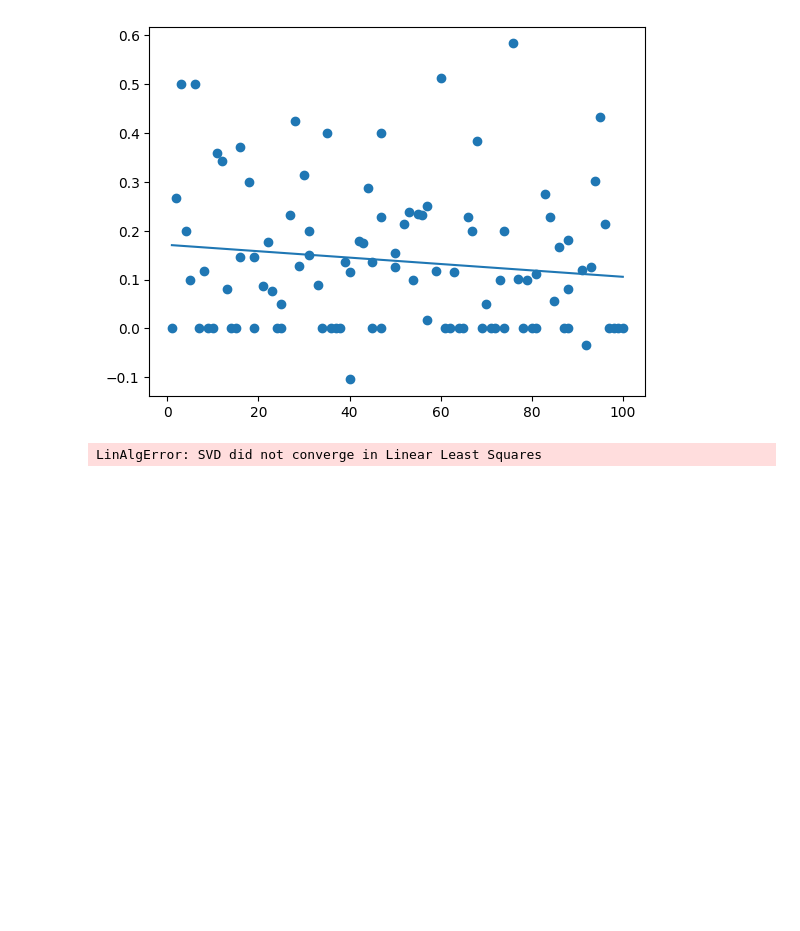
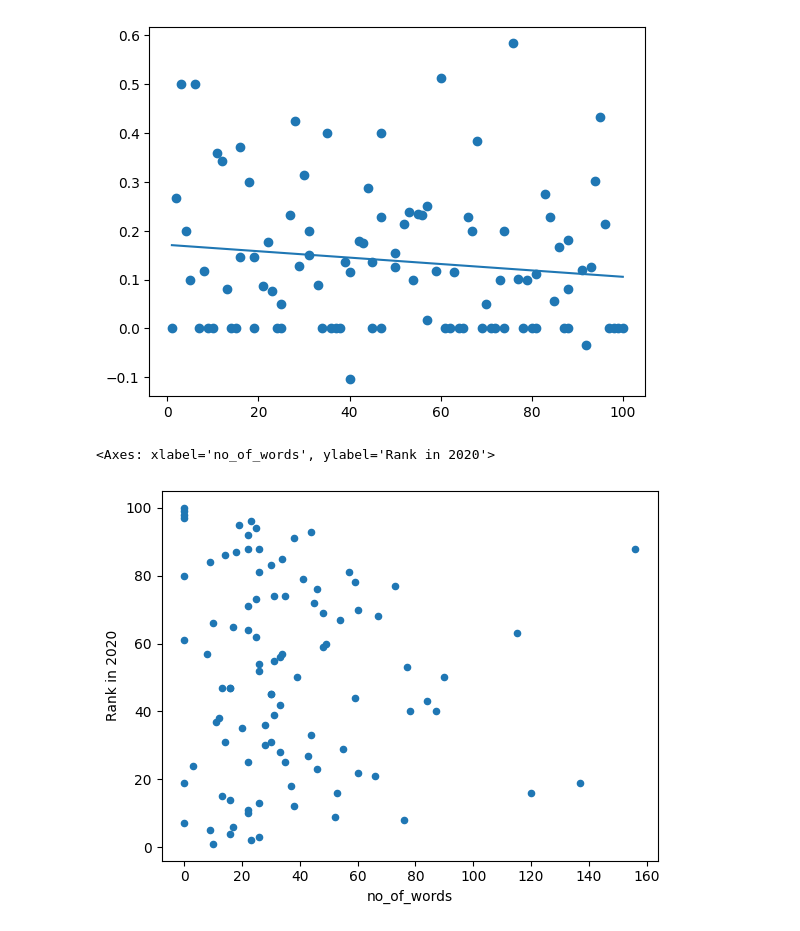
Before and after one commit to SebastianWikt/DS4002-P1, a Jupyter notebook: Project_1_text_analysis.ipynb, the cells around one changed output. Saved outputs shown, nothing was run; the diff lists cells and outputs as text; code cells hidden in the pictures; blank space fills up the shorter version.

Commit message:
word length and rank plot

```diff
--- a/Project_1_text_analysis.ipynb
+++ b/Project_1_text_analysis.ipynb
@@ -149,7 +149,10 @@ def scatterAndLine(x, y):
 scatterAndLine(data['Rank in 2020'], data['polarity'])
 # %% [output]
 [figure]
-# %%
-scatterAndLine(data['no_of_words'], data['Rank in 2020'])
-# %% [output]
-LinAlgError: SVD did not converge in Linear Least Squares
+# %%
+# Plotting word length and ranking in 2020
+lrank = data[['Rank in 2020', 'no_of_words']]
+lrank.plot(kind='scatter', x='no_of_words', y='Rank in 2020')
+# %% [output]
+<Axes: xlabel='no_of_words', ylabel='Rank in 2020'>
+[figure, added]
```
